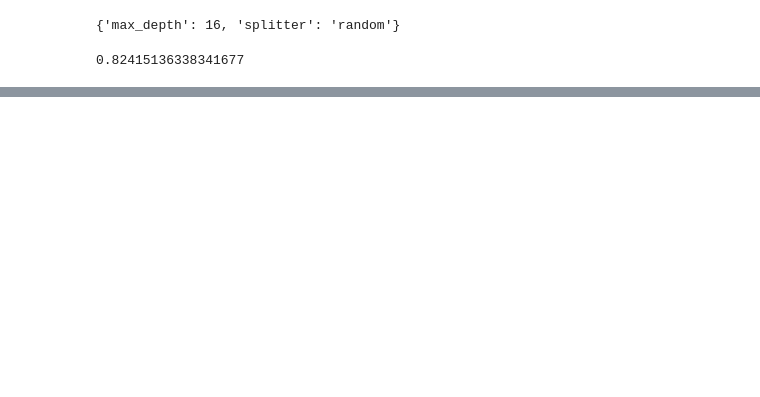
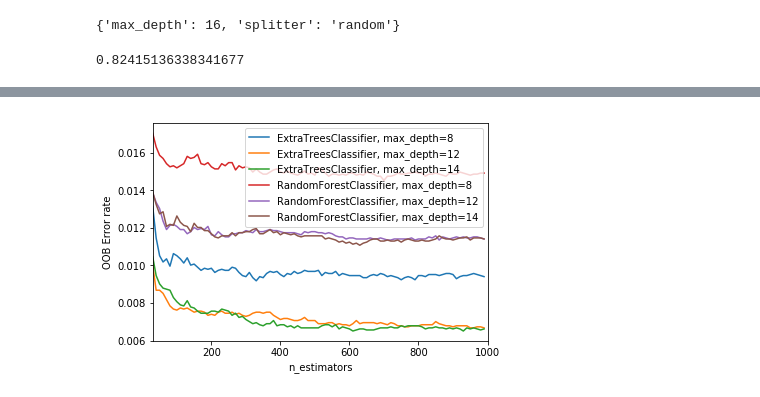
Before and after one commit to tekuchev/tekuchev_netology, a Jupyter notebook: 2.4/2.4-metrics-overfitting.homework.ipynb, the cells around one changed output, grey strips where cells are left out. Cells and saved outputs as stored; diff of their text form; code cells hidden in the pictures; blank space fills up the shorter version.

```diff
--- a/2.4/2.4-metrics-overfitting.homework.ipynb
+++ b/2.4/2.4-metrics-overfitting.homework.ipynb
@@ -135 +172,64 @@ for label, clf in ensemble_clfs:
+# %%
+# Устанавливаем аргумент warm_start=True для дообучения модели
+RANDOM_STATE = 123
+ensemble_clfs = [
+   ("ExtraTreesClassifier, max_depth=8",
+        ExtraTreesClassifier(warm_start=True, oob_score=True,
+                               max_features=None,
+                               max_depth=8,
+                               random_state=RANDOM_STATE,
+                               bootstrap=True)),
+    ("ExtraTreesClassifier, max_depth=12",
+        ExtraTreesClassifier(warm_start=True, oob_score=True,
+                               max_features=None,
+                               max_depth=12,
+                               random_state=RANDOM_STATE,
+                               bootstrap=True)),
+      ("ExtraTreesClassifier, max_depth=14",
+        ExtraTreesClassifier(warm_start=True, oob_score=True,
+                               max_features=None,
+                               max_depth=14,
+                               random_state=RANDOM_STATE,
+                               bootstrap=True)),
+    ("RandomForestClassifier, max_depth=8",
+        RandomForestClassifier(warm_start=True, max_features=None,
+                               oob_score=True,
+                               max_depth=8,
+                               random_state=RANDOM_STATE)),
+    ("RandomForestClassifier, max_depth=12",
+        RandomForestClassifier(warm_start=True, max_features=None,
+                               oob_score=True,
+                               max_depth=12,
+                               random_state=RANDOM_STATE)),
+    ("RandomForestClassifier, max_depth=14",
+        RandomForestClassifier(warm_start=True, max_features=None,
+                               oob_score=True,
+                               max_depth=14,
+                               random_state=RANDOM_STATE))
+]
+
+error_rate = OrderedDict((label, []) for label, _ in ensemble_clfs)
+min_estimators = 30
+max_estimators = 1000
+
+for label, clf in ensemble_clfs:
+    for i in range(min_estimators, max_estimators, 10):
+        clf.set_params(n_estimators = i, n_jobs=4)
+        clf.fit(X,Ydummy)
+
+        oob_error = 1 - clf.oob_score_
+        error_rate[label].append((i,oob_error))
+
+
+for label, clf_err in error_rate.items():
+    xs, ys = zip(*clf_err)
+    plt.plot(xs,ys,label=label)
+
+plt.xlim(min_estimators, max_estimators)
+plt.xlabel('n_estimators')
+plt.ylabel('OOB Error rate')
+plt.legend(loc='upper right')
+plt.show();
+# %% [output]
+[figure, added]
 # %%
```
Also changed, not shown: parts of 33 cells of this notebook.
